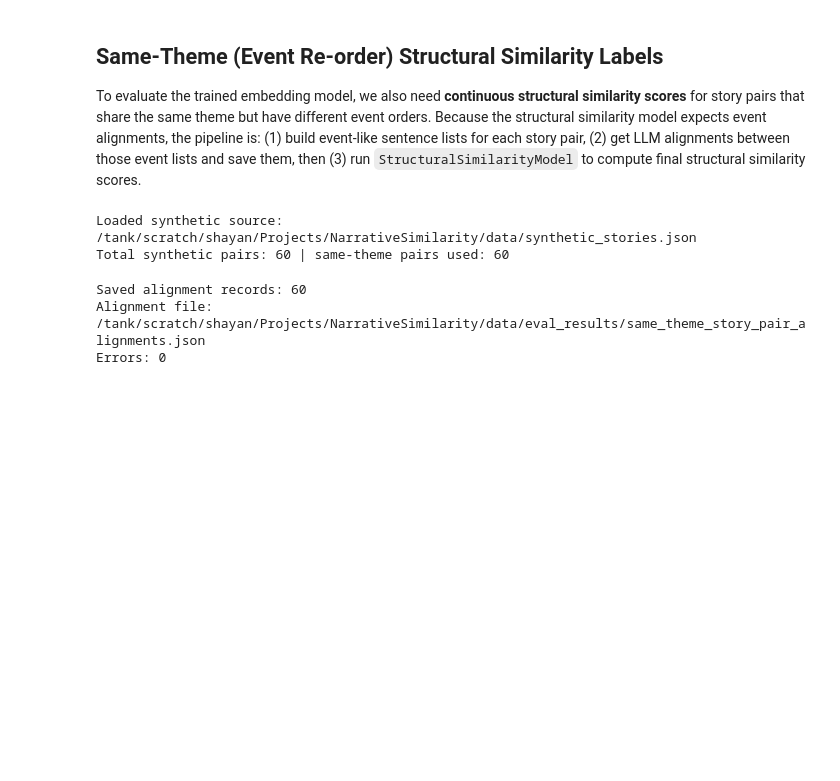
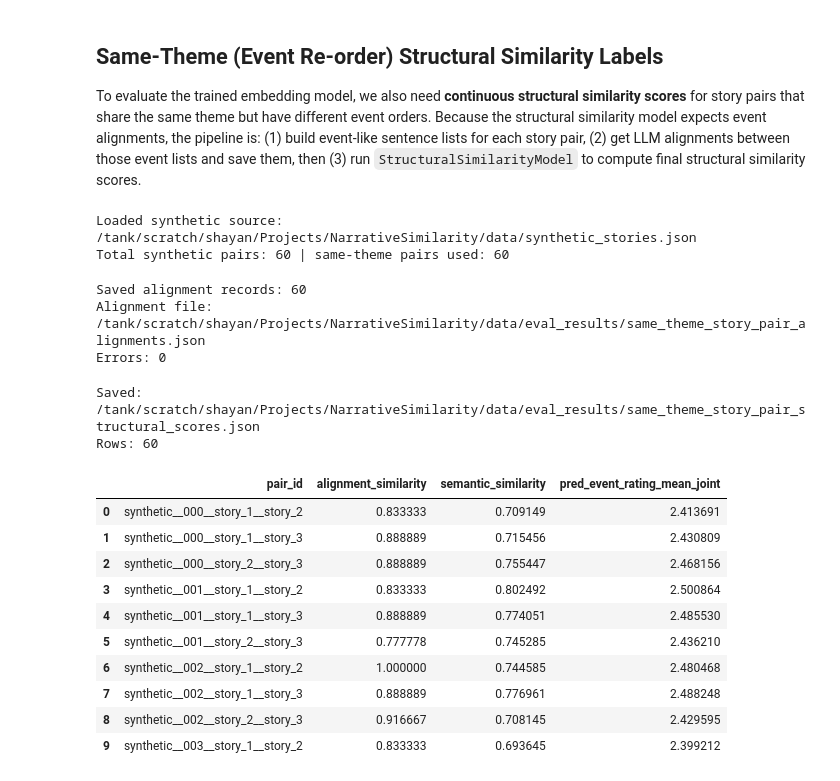
Before and after one commit to shaayaansh/NarrativeSimilarity, a Jupyter notebook: src/eval_data_prep.ipynb, the cells around one changed output. Drawn from its saved outputs; the diff is of its cells as text; code cells hidden in the pictures; blank space fills up the shorter version.

```diff
--- a/src/eval_data_prep.ipynb
+++ b/src/eval_data_prep.ipynb
@@ -47,8 +47,6 @@ CONFIG = {
 
 random.seed(CONFIG['seed'])
 
-if not CONFIG['movie_remakes_dir'].exists() and CONFIG['movie_remakes_fallback_dir'].exists():
-    CONFIG['movie_remakes_dir'] = CONFIG['movie_remakes_fallback_dir']
 
 print('tell_me_again_dir:', CONFIG['tell_me_again_dir'])
 print('movie_remakes_dir:', CONFIG['movie_remakes_dir'])
@@ -938,3 +939,63 @@ Total synthetic pairs: 60 | same-theme pairs used: 60
 Saved alignment records: 60
 Alignment file: /tank/scratch/shayan/Projects/NarrativeSimilarity/data/eval_results/same_theme_story_pair_alignments.json
 Errors: 0
+# %%
+# Load saved alignments and compute final structural similarity scores with StructuralSimilarityModel.
+import json
+from pathlib import Path
+
+import pandas as pd
+from tqdm.auto import tqdm
+
+from structural_similarity_model import StructuralSimilarityModel
+
+ALIGN_OUT = PROJECT_ROOT / "data" / "eval_results" / "same_theme_story_pair_alignments.json"
+SCORES_OUT = PROJECT_ROOT / "data" / "eval_results" / "same_theme_story_pair_structural_scores.json"
+
+if not ALIGN_OUT.exists():
+    raise FileNotFoundError(f"Alignment file not found: {ALIGN_OUT}")
+
+alignment_rows = json.loads(ALIGN_OUT.read_text(encoding="utf-8"))
+if not isinstance(alignment_rows, list) or len(alignment_rows) == 0:
+    raise ValueError("Alignment file is empty or invalid.")
+
+model = StructuralSimilarityModel()
+
+scored_rows = []
+for row in tqdm(alignment_rows, desc="Structural scoring", unit="pair"):
+    base = {
+        "pair_id": row.get("pair_id"),
+        "dataset": row.get("dataset"),
+        "pair_type": row.get("pair_type"),
+        "group_a": row.get("group_a"),
+        "group_b": row.get("group_b"),
+        "story_id_a": row.get("story_id_a"),
+        "story_id_b": row.get("story_id_b"),
+    }
+
+    try:
+        pred = model.predict_similarity(row)
+        scored_rows.append({**base, **pred})
+    except Exception as e:
+        scored_rows.append({**base, "error": str(e)})
+
+SCORES_OUT.write_text(json.dumps(scored_rows, ensure_ascii=False, indent=2), encoding="utf-8")
+scores_df = pd.DataFrame(scored_rows)
+print("Saved:", SCORES_OUT)
+print("Rows:", len(scores_df))
+display_cols = [c for c in ["pair_id", "alignment_similarity", "semantic_similarity", "pred_event_rating_mean_joint", "error"] if c in scores_df.columns]
+display(scores_df[display_cols].head(10))
+# %% [output]
+Saved: /tank/scratch/shayan/Projects/NarrativeSimilarity/data/eval_results/same_theme_story_pair_structural_scores.json
+Rows: 60
+|  | pair_id | alignment_similarity | semantic_similarity | pred_event_rating_mean_joint |
+| 0 | synthetic__000__story_1__story_2 | 0.833333 | 0.709149 | 2.413691 |
+| 1 | synthetic__000__story_1__story_3 | 0.888889 | 0.715456 | 2.430809 |
+| 2 | synthetic__000__story_2__story_3 | 0.888889 | 0.755447 | 2.468156 |
+| 3 | synthetic__001__story_1__story_2 | 0.833333 | 0.802492 | 2.500864 |
+| 4 | synthetic__001__story_1__story_3 | 0.888889 | 0.774051 | 2.485530 |
+| 5 | synthetic__001__story_2__story_3 | 0.777778 | 0.745285 | 2.436210 |
+| 6 | synthetic__002__story_1__story_2 | 1.000000 | 0.744585 | 2.480468 |
+| 7 | synthetic__002__story_1__story_3 | 0.888889 | 0.776961 | 2.488248 |
+| 8 | synthetic__002__story_2__story_3 | 0.916667 | 0.708145 | 2.429595 |
+| 9 | synthetic__003__story_1__story_2 | 0.833333 | 0.693645 | 2.399212 |
```
Also changed, not shown: parts of 2 cells of this notebook, 8 other files.
